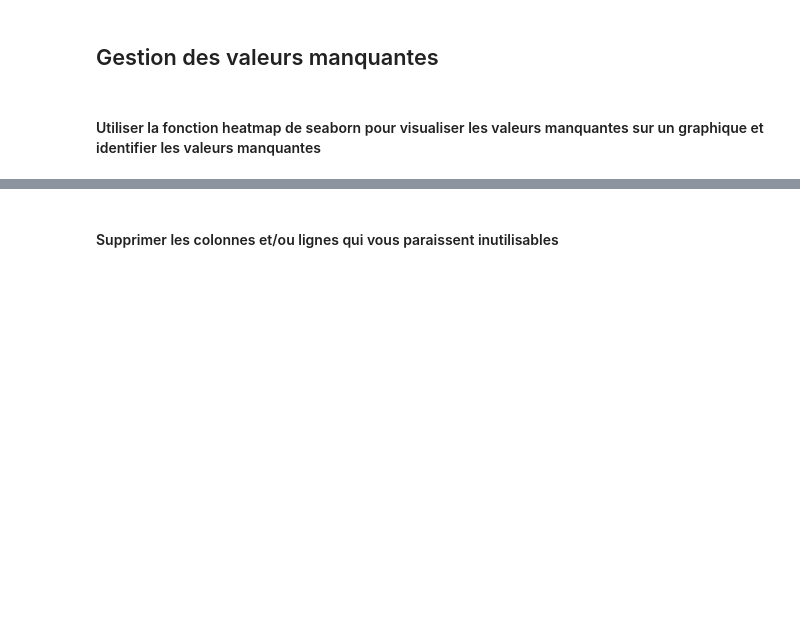
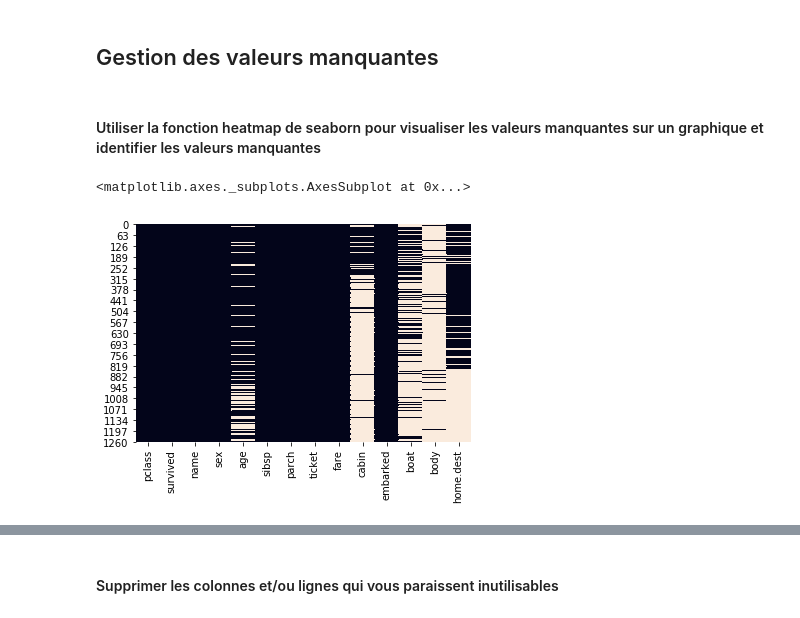
Before and after one commit to DROMZEE/titanic, a Jupyter notebook: Régression_logistique_Titanic.ipynb, the cells around one changed output, grey strips where cells are left out. Drawn from its saved outputs; the diff is of its cells as text; code cells hidden in the pictures; blank space fills up the shorter version.

```diff
--- a/Régression_logistique_Titanic.ipynb
+++ b/Régression_logistique_Titanic.ipynb
@@ -11,5 +16,7 @@ Vous aurez besoin de pandas, matplotlib, seaborn (et numpy ?)
 ## Importer les données et commencer à explorer le dataset
 # %% [markdown]
 #### Le jeu de données titanic.csv est chargé dans votre environnement.
+# %%
+titanic = pd.read_csv('data/titanic.csv',sep=",")
 # %% [markdown]
 #### Utiliser les méthodes des DataFrames pour avoir un premier aperçu de vos données : info(), describe() et count()
@@ -17,3 +84,8 @@ Vous aurez besoin de pandas, matplotlib, seaborn (et numpy ?)
 ## Gestion des valeurs manquantes
 # %% [markdown]
 #### Utiliser la fonction heatmap de seaborn pour visualiser les valeurs manquantes sur un graphique et identifier les valeurs manquantes
+# %%
+sns.heatmap(titanic.isnull(), cbar=False)
+# %% [output]
+<matplotlib.axes._subplots.AxesSubplot at 0x...>
+[figure, added]
```
Also changed, not shown: parts of 11 cells of this notebook, 2 other files.
